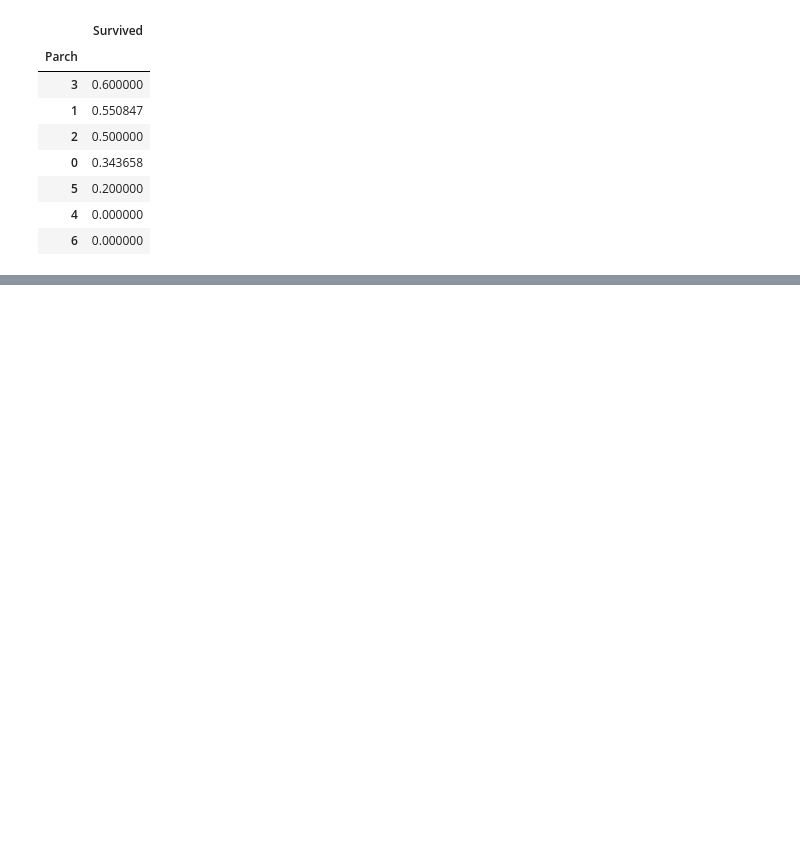
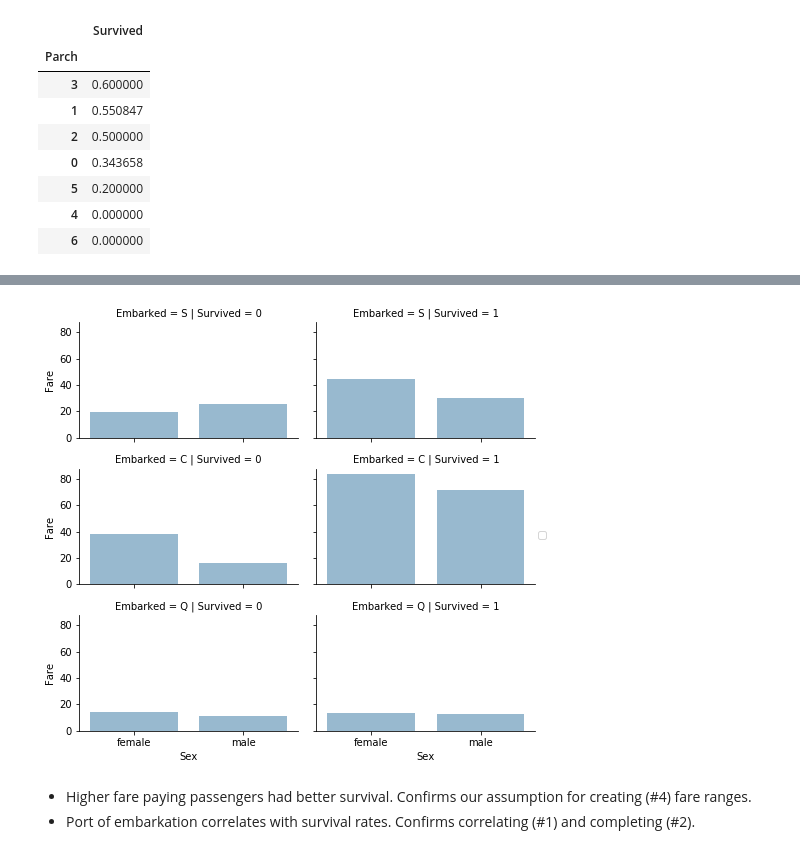
Before and after one commit to hyzhak/titanic-for-beginners, a Jupyter notebook: notebook.ipynb, the cells around one changed output, grey strips where cells are left out. Saved outputs shown, nothing was run; the diff lists cells and outputs as text; code cells hidden in the pictures; blank space fills up the shorter version.

```diff
--- a/notebook.ipynb
+++ b/notebook.ipynb
@@ -193,0 +225,9 @@ chance_to_survive_by_feature('Parch')
+# %%
+grid = sns.FacetGrid(train_df, row='Embarked', col='Survived', size=2.2, aspect=1.6)
+grid.map(sns.barplot, 'Sex', 'Fare', alpha=.5, ci=None)
+grid.add_legend();
+# %% [output]
+[figure, added]
+# %% [markdown]
+- Higher fare paying passengers had better survival. Confirms our assumption for creating (#4) fare ranges.
+- Port of embarkation correlates with survival rates. Confirms correlating (#1) and completing (#2).
```
Also changed, not shown: parts of 7 cells of this notebook, 1 other file.
